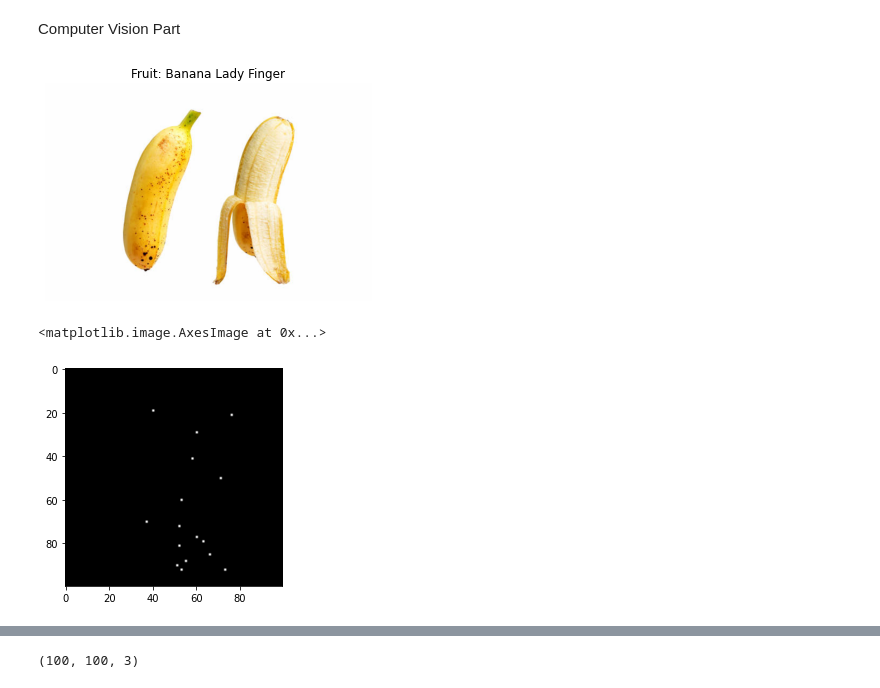
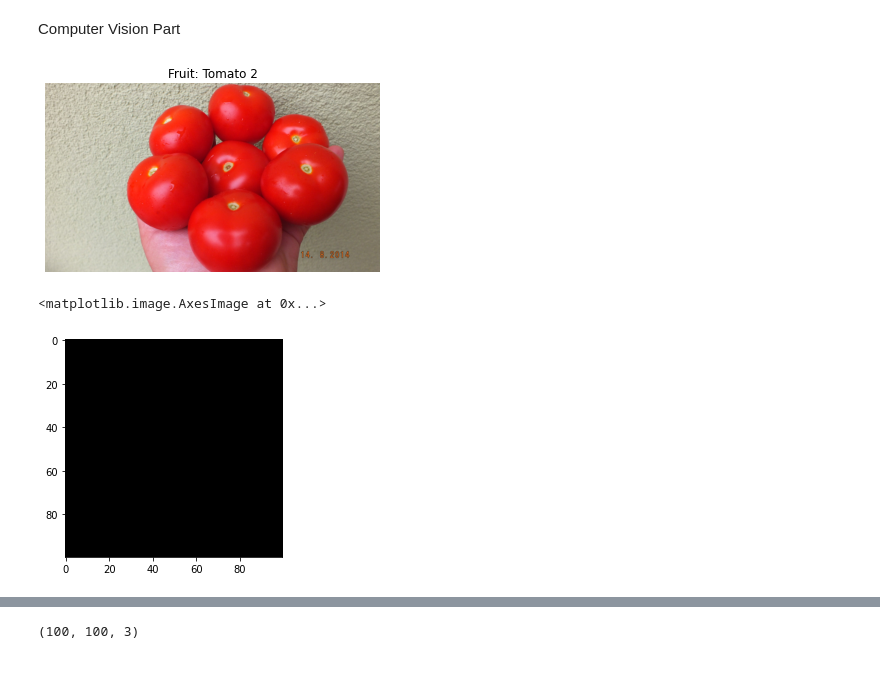
Before and after one commit to JODGEW/Fruit-Classification, a Jupyter notebook: classification.ipynb, the cells around one changed output, grey strips where cells are left out. Saved outputs shown, nothing was run; the diff lists cells and outputs as text; code cells hidden in the pictures.

```diff
--- a/classification.ipynb
+++ b/classification.ipynb
@@ -448,11 +424,11 @@ what_fruit_is_this(random.choice(fruits))
 # %% [markdown]
 Computer Vision Part
 # %%
-what_fruit_is_this('../fruits/bananas_2.jpg')
+what_fruit_is_this('../fruits/tomatoss.jpg')
 # %% [output]
-[figure, old version]
+[figure, new version]
 # %%
-img = img = cv2.imread('../fruits/bananas_2.jpg')
+img = img = cv2.imread('../fruits/tomatoss.jpg')
 img = cv2.cvtColor(img, cv2.COLOR_BGR2RGB)
 img = cv2.resize(img, (100, 100))
 
@@ -464,7 +440,7 @@ mask = cv2.inRange(img, lower_blue, upper_blue)
 plt.imshow(mask, cmap='gray')
 # %% [output]
 <matplotlib.image.AxesImage at 0x...>
-[figure, old version]
+[figure, new version]
 # %%
 masked_image = np.copy(img)
 masked_image[mask != 0] = [0, 0, 0]
```
Also changed, not shown: parts of 15 cells of this notebook, 5 other files.
